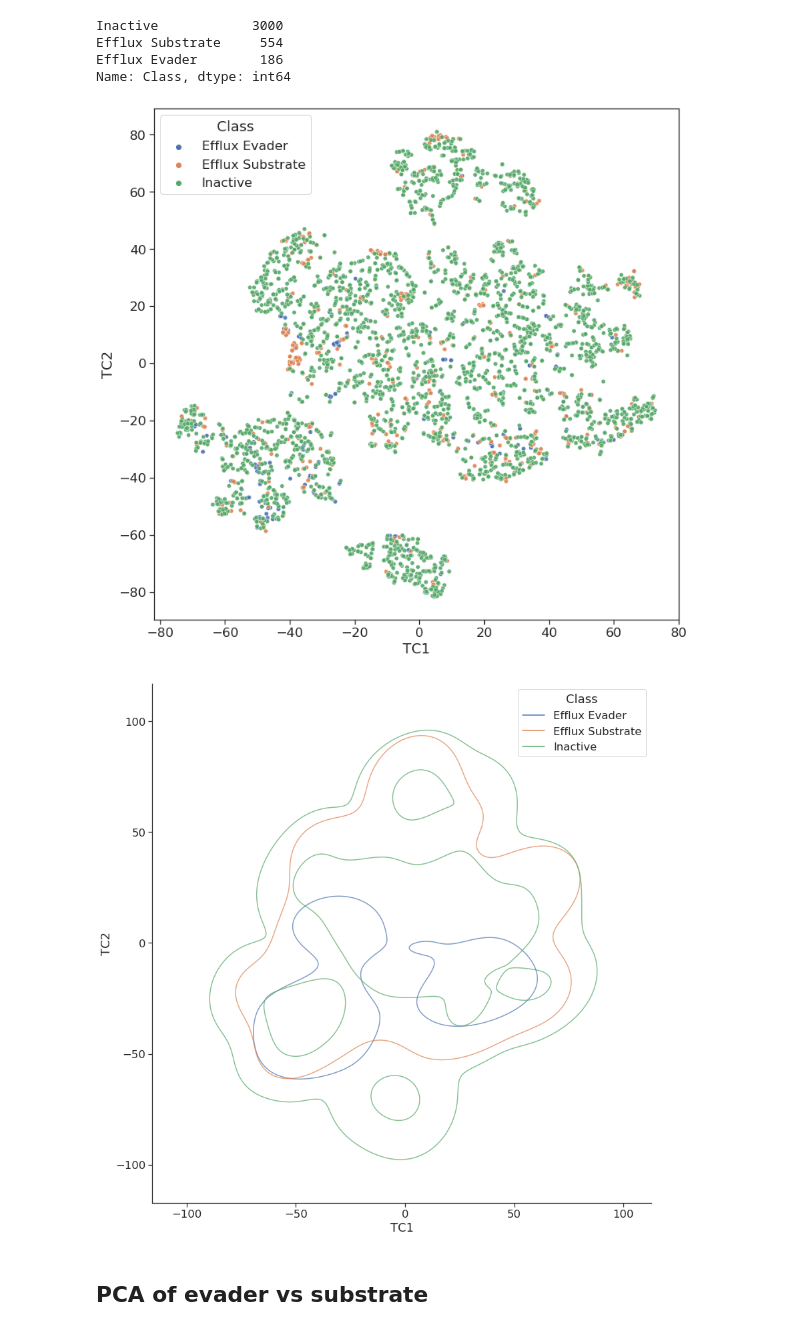
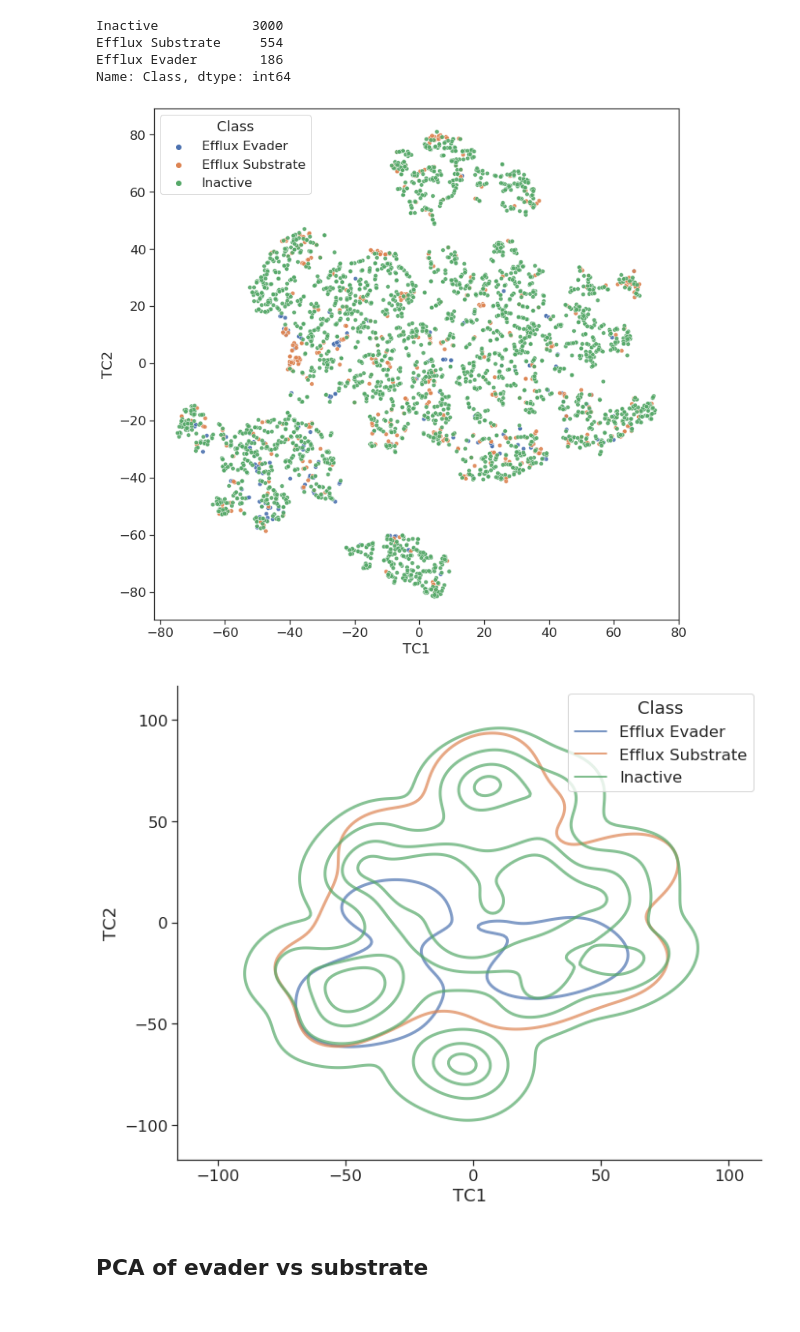
Before and after one commit to domgurvic/co_add_efflux, a Jupyter notebook: co_add/co_add_chaser.ipynb, the cells around one changed output. Saved outputs shown, nothing was run; the diff lists cells and outputs as text; code cells hidden in the pictures.

```diff
--- a/co_add/co_add_chaser.ipynb
+++ b/co_add/co_add_chaser.ipynb
@@ -808,24 +786,24 @@ Name: Class, dtype: int64
 # %%
 fig, ax = plt.subplots(figsize=(12,12))
 
 sns.scatterplot(x='TC1',y='TC2',data=sub_evade_rest_sample_tsne, s=30 ,alpha=0.9, hue=sub_evade_rest_sample['Class'])
 
-fig, ax = plt.subplots(figsize=(12,12))
+fig, ax = plt.subplots(figsize=(10,8))
 
 sns.set(font_scale=1.5)
 
 sns.set_style("ticks")
 
-sns.kdeplot(x='TC1',y='TC2',data=sub_evade_rest_sample_tsne,alpha=0.7, hue=sub_evade_rest_sample['Class'], levels = 3)
+sns.kdeplot(x='TC1',y='TC2',data=sub_evade_rest_sample_tsne,alpha=0.7, hue=sub_evade_rest_sample['Class'], levels = 5, linewidths=3 )
 
 sns.despine()
 
 plt.tight_layout()
 
-plt.savefig('figures/tsne_all.png', dpi=600)
+plt.savefig('figures/tsne_all_contour.png', dpi=600)
 # %% [output]
 [figure]
-[figure, old version]
+[figure, new version]
 # %% [markdown]
 ## PCA of evader vs substrate
 # %%
```
Also changed, not shown: parts of 11 cells of this notebook.
